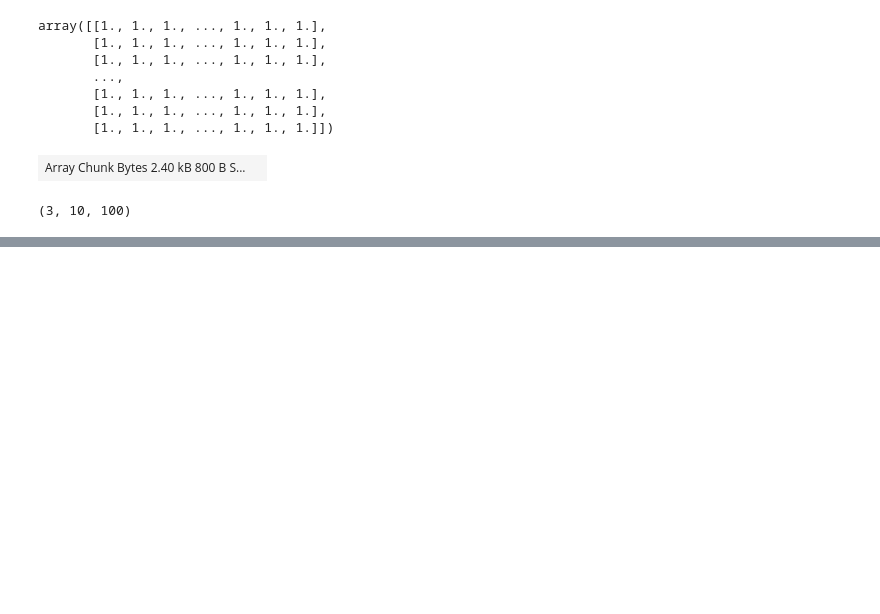
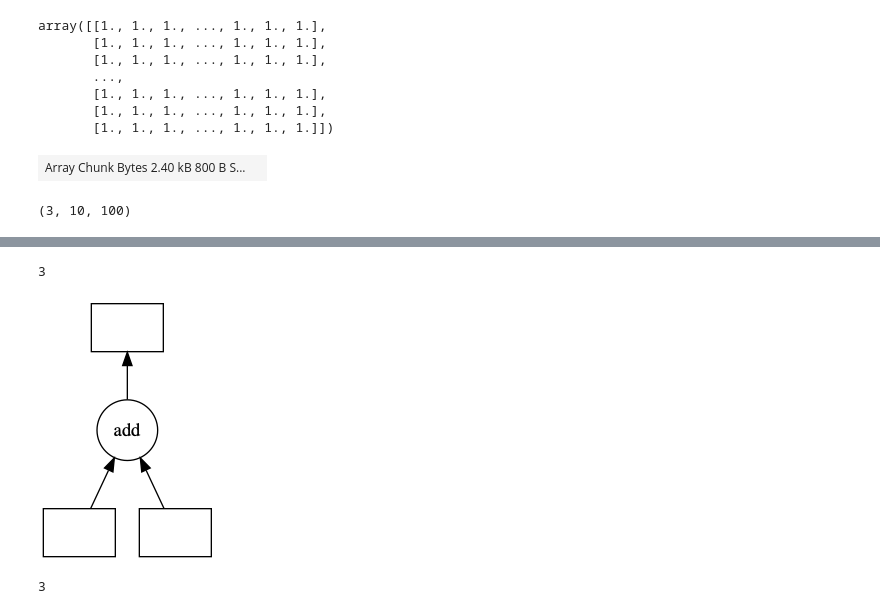
Before and after one commit to m-albert/MVRegFus, a Jupyter notebook: test_dct_weights.ipynb, the cells around one changed output, grey strips where cells are left out. Cells and saved outputs as stored; diff of their text form; code cells hidden in the pictures; blank space fills up the shorter version.

```diff
--- a/test_dct_weights.ipynb
+++ b/test_dct_weights.ipynb
@@ -952,0 +1028,14 @@ x.blocks[:,].shape
+# %%
+class Add():
+    def __init__(self, a, b):
+        self.a = a
+        self.b = b
+
+#     @dask.delayed
+    def calc(self):
+        return self.a+self.b
+
+a = dask.delayed(1)
+b = dask.delayed(2)
+add = Add(a, b)
+add.calc().compute()
@@ -952,0 +1175,30 @@ x.blocks[:,].shape
+# %%
+import dask
+
+@dask.delayed
+def add(a,b):
+    return a+b
+
+a = dask.delayed(1)
+b = dask.delayed(2)
+c = add(a,b)
+c.compute()
+# %% [output]
+3
+# %%
+c.visualize()
+# %% [output]
+[figure, added]
+# %%
+import dask
+
+@dask.delayed
+def add(a,b):
+    return a+b
+
+a = dask.delayed(lambda x: x)(1)
+b = dask.delayed(lambda x: x)(2)
+c = add(a,b)
+c.compute()
+# %% [output]
+3
```
Also changed, not shown: parts of 33 cells of this notebook, 2 other files.
